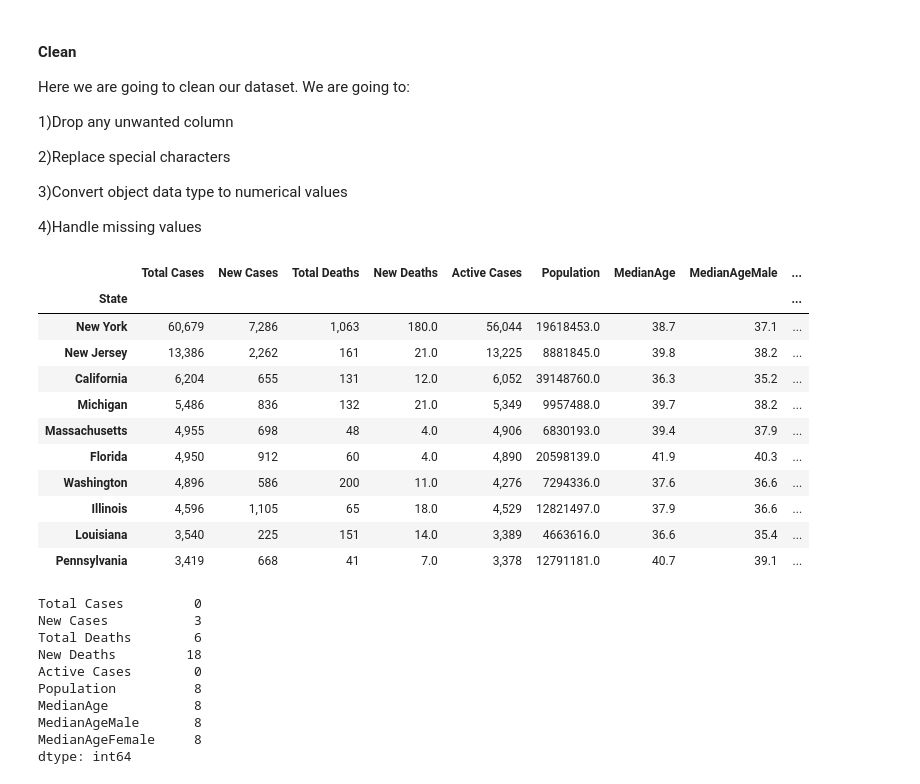
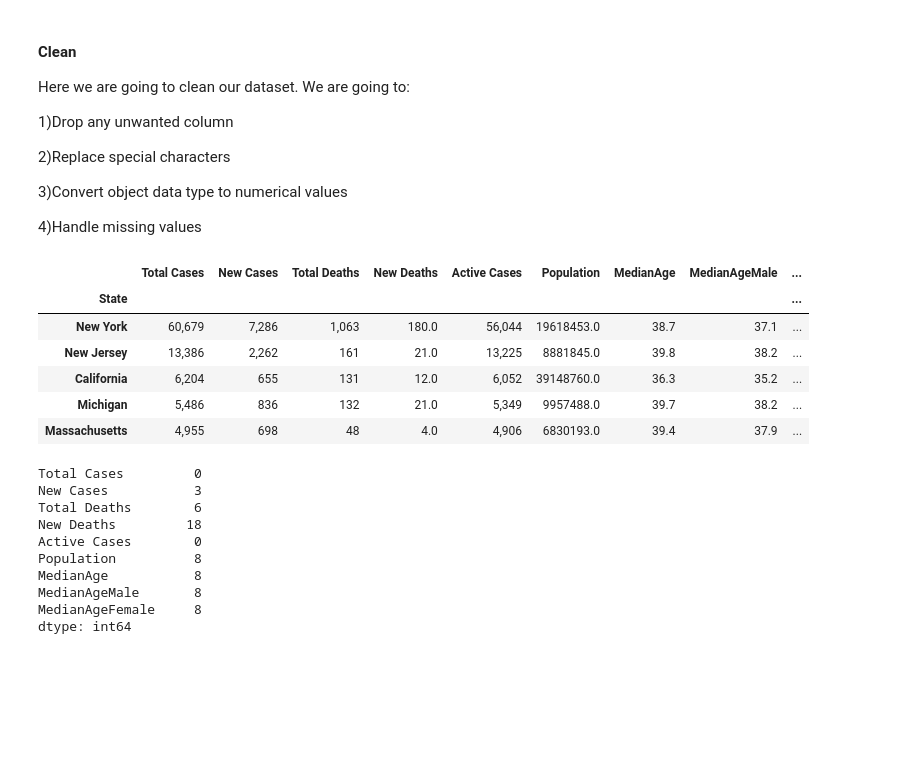
Before and after one commit to kannuri-sravan/covid19_analysis, a Jupyter notebook: covid-19/covid19_usa_hotspot_prediction.ipynb, the cells around one changed output. Cells and saved outputs as stored; diff of their text form; code cells hidden in the pictures; blank space fills up the shorter version.

```diff
--- a/covid-19/covid19_usa_hotspot_prediction.ipynb
+++ b/covid-19/covid19_usa_hotspot_prediction.ipynb
@@ -94,21 +94,16 @@ Here we are going to clean our dataset. We are going to:
 # %%
 # Drop unused columns
 drop_columns = ['rank']
 df.drop(drop_columns, axis = 1, inplace = True)
-df.head(10)
+df.head()
 # %% [output]
 |  | Total Cases | New Cases | Total Deaths | New Deaths | Active Cases | Population | MedianAge | MedianAgeMale | ... |
 | State |  |  |  |  |  |  |  |  | ... |
 | New York | 60,679 | 7,286 | 1,063 | 180.0 | 56,044 | 19618453.0 | 38.7 | 37.1 | ... |
 | New Jersey | 13,386 | 2,262 | 161 | 21.0 | 13,225 | 8881845.0 | 39.8 | 38.2 | ... |
 | California | 6,204 | 655 | 131 | 12.0 | 6,052 | 39148760.0 | 36.3 | 35.2 | ... |
 | Michigan | 5,486 | 836 | 132 | 21.0 | 5,349 | 9957488.0 | 39.7 | 38.2 | ... |
 | Massachusetts | 4,955 | 698 | 48 | 4.0 | 4,906 | 6830193.0 | 39.4 | 37.9 | ... |
-| Florida | 4,950 | 912 | 60 | 4.0 | 4,890 | 20598139.0 | 41.9 | 40.3 | ... |
-| Washington | 4,896 | 586 | 200 | 11.0 | 4,276 | 7294336.0 | 37.6 | 36.6 | ... |
-| Illinois | 4,596 | 1,105 | 65 | 18.0 | 4,529 | 12821497.0 | 37.9 | 36.6 | ... |
-| Louisiana | 3,540 | 225 | 151 | 14.0 | 3,389 | 4663616.0 | 36.6 | 35.4 | ... |
-| Pennsylvania | 3,419 | 668 | 41 | 7.0 | 3,378 | 12791181.0 | 40.7 | 39.1 | ... |
 # %%
 #Replace special characters
 df = df.replace({',':''},regex=True)
```
Also changed, not shown: parts of 2 cells of this notebook, 1 other file.
